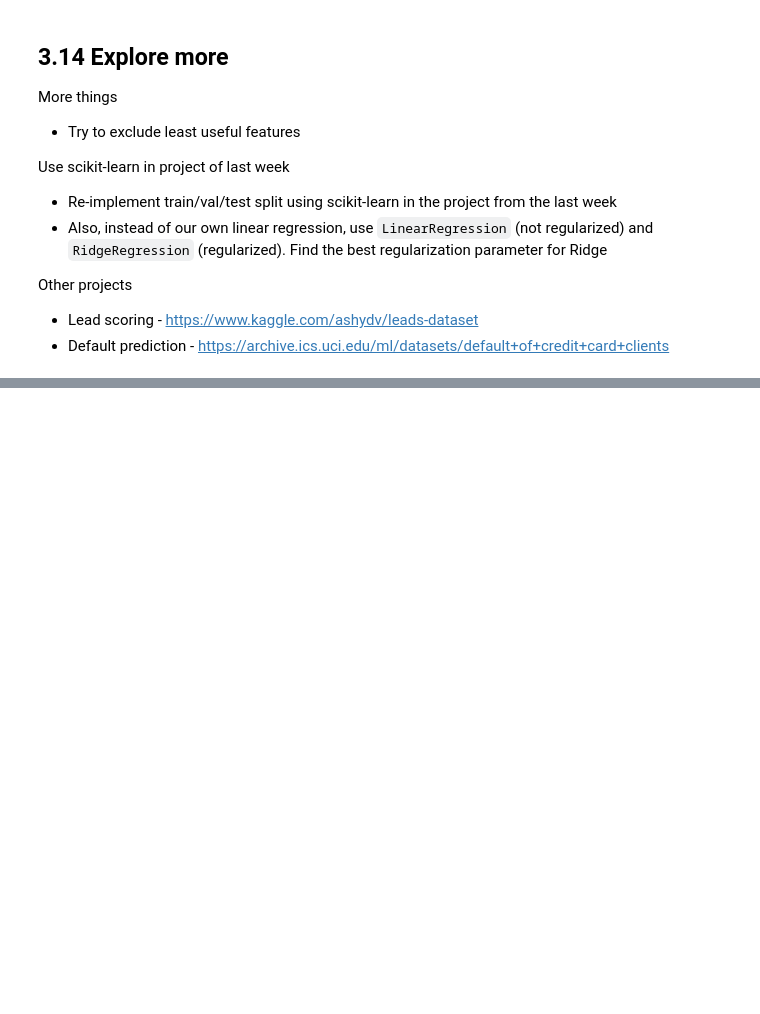
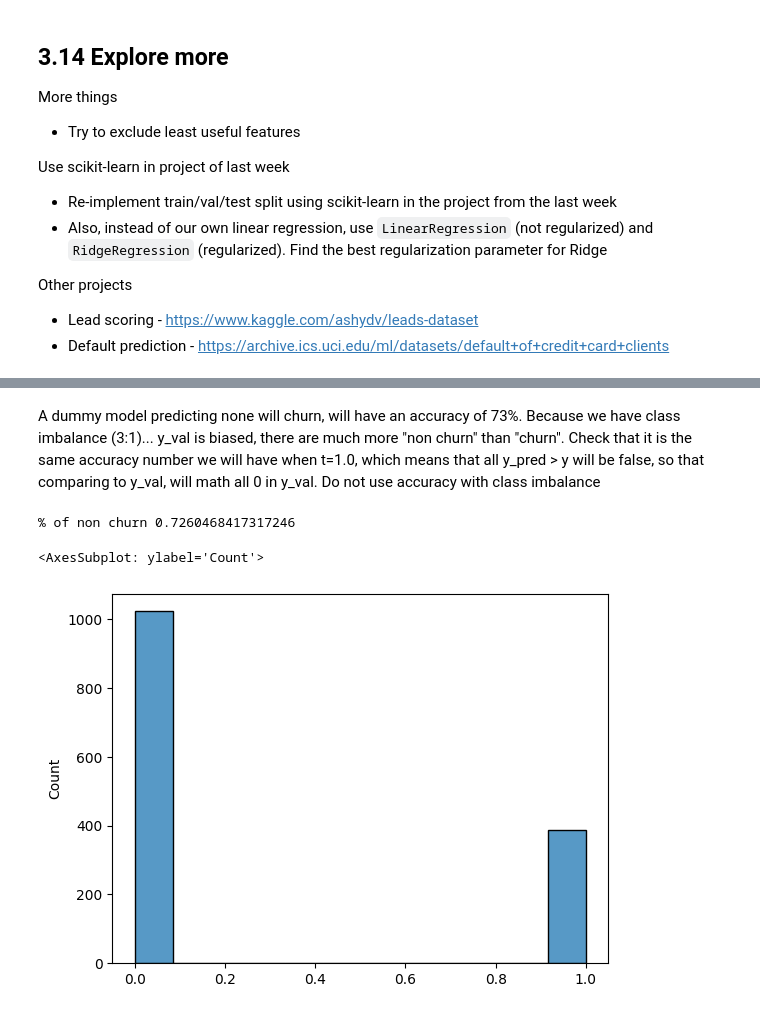
Before and after one commit to MarcosMJD/ml-weekly-projects, a Jupyter notebook: telco_churn/telco_churn.ipynb, the cells around one changed output, grey strips where cells are left out. Cells and saved outputs as stored; diff of their text form; code cells hidden in the pictures; blank space fills up the shorter version.

```diff
--- a/telco_churn/telco_churn.ipynb
+++ b/telco_churn/telco_churn.ipynb
@@ -840,0 +1113,40 @@ Other projects
+# %%
+# Read dataset
+
+df = pd.read_csv('https://raw.githubusercontent.com/alexeygrigorev/mlbookcamp-code/master/chapter-03-churn-prediction/WA_Fn-UseC_-Telco-Customer-Churn.csv')
+
+# Data preparation
+
+# Categorical
+df.columns = df.columns.str.lower().str.replace(' ', '_')
+
+categorical_columns = list(df.dtypes[df.dtypes == 'object'].index)
+
+for c in categorical_columns:
+    df[c] = df[c].str.lower().str.replace(' ', '_')
+
+# Change data types
+df.totalcharges = pd.to_numeric(df.totalcharges, errors='coerce')
+df.totalcharges = df.totalcharges.fillna(0)
+
+# Prepare target
+df.churn = (df.churn == 'yes').astype(int)
+# %%
+# Split
+
+df_full_train, df_test = train_test_split(df, test_size=0.2, random_state=1)
+df_train, df_val = train_test_split(df_full_train, test_size=0.25, random_state=1)
+
+df_train = df_train.reset_index(drop=True)
+df_val = df_val.reset_index(drop=True)
+df_test = df_test.reset_index(drop=True)
+
+# Prepare target
+
+y_train = df_train.churn.values
+y_val = df_val.churn.values
+y_test = df_test.churn.values
+
+del df_train['churn']
+del df_val['churn']
+del df_test['churn']
@@ -840,0 +1249,11 @@ Other projects
+# %% [markdown]
+A dummy model predicting none will churn, will have an accuracy of 73%.
+Because we have class imbalance (3:1)... y_val is biased, there are much more "non churn" than "churn". Check that it is the same accuracy number we will have when t=1.0, which means that all y_pred > y will be false, so that comparing to y_val, will math all 0 in y_val.
+Do not use accuracy with class imbalance
+# %%
+print(f'% of non churn {1 - y_val.mean()}')
+sns.histplot(y_val)
+# %% [output]
+% of non churn 0.7260468417317246
+<AxesSubplot: ylabel='Count'>
+[figure, added]
```
Also changed, not shown: parts of 86 cells of this notebook, 14 other files.
